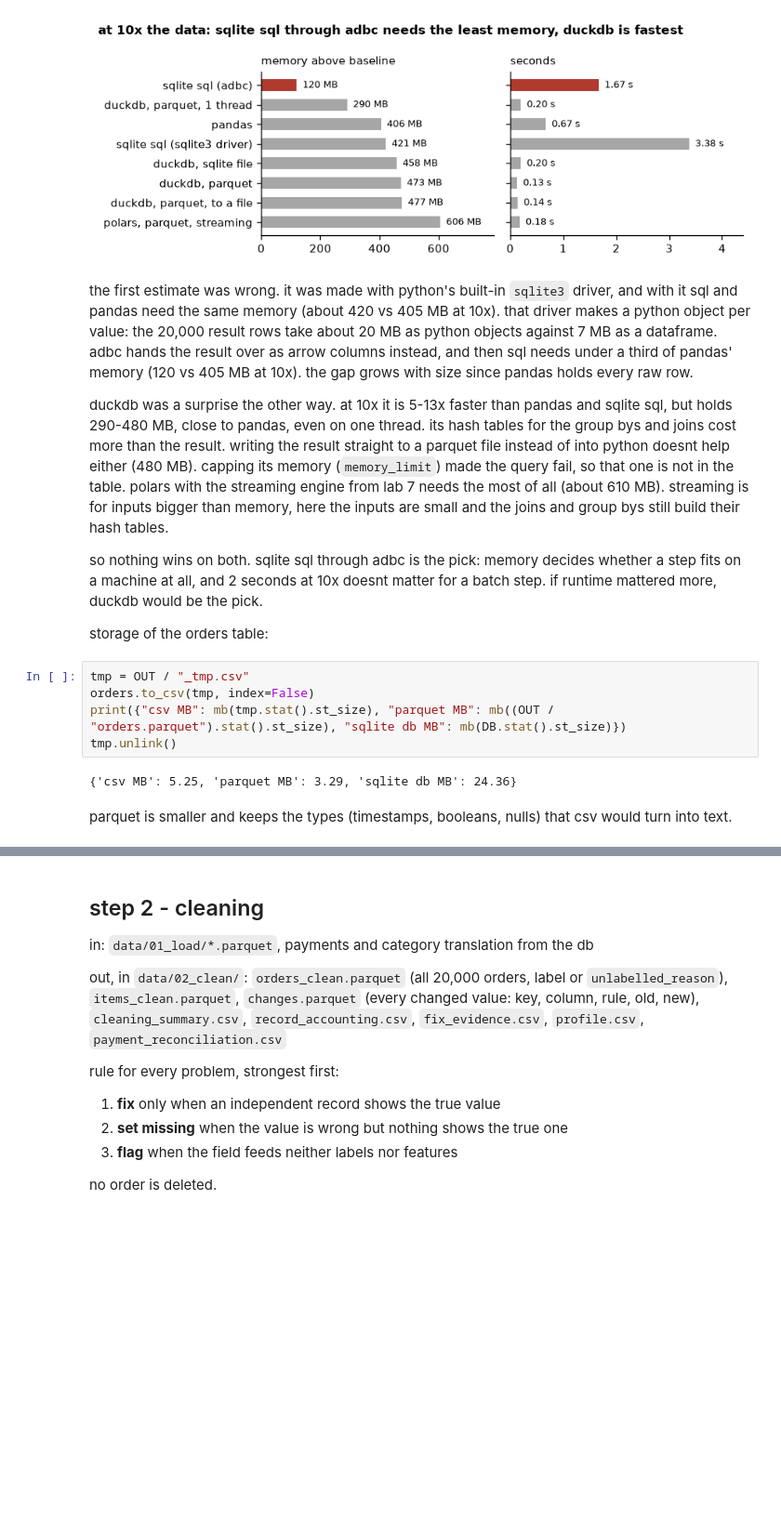
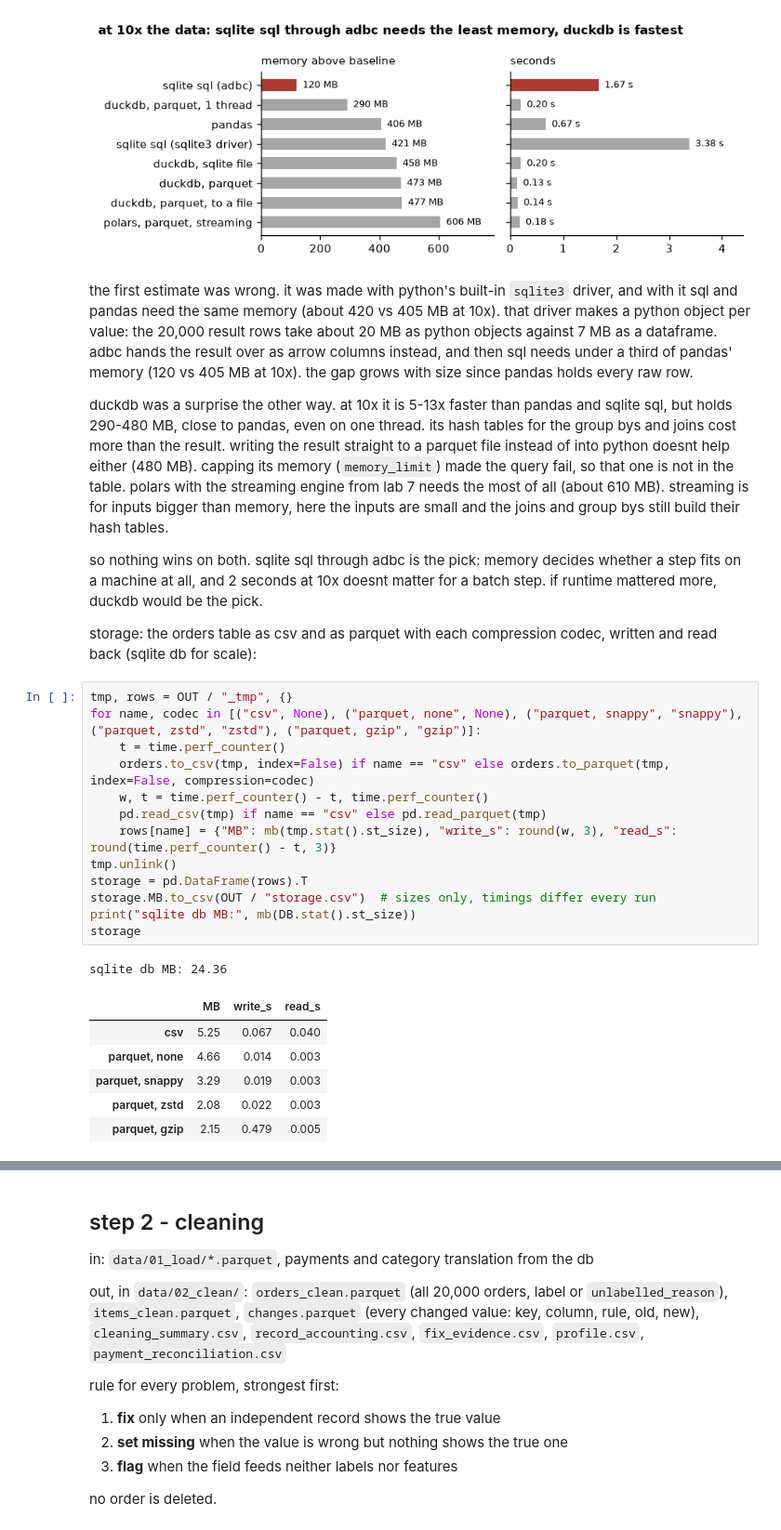
Before and after one commit to 11NOel11/eng2040-assignment1, a Jupyter notebook: pipeline.ipynb, the cells around one changed output, grey strips where cells are left out. Shown at 93% size. Cells and saved outputs as stored; diff of their text form; blank space fills up the shorter version.

```diff
--- a/pipeline.ipynb
+++ b/pipeline.ipynb
@@ -238,13 +242,25 @@ duckdb was a surprise the other way. at 10x it is 5-13x faster than pandas and s
 
 so nothing wins on both. sqlite sql through adbc is the pick: memory decides whether a step fits on a machine at all, and 2 seconds at 10x doesnt matter for a batch step. if runtime mattered more, duckdb would be the pick.
 
-storage of the orders table:
+storage: the orders table as csv and as parquet with each compression codec, written and read back (sqlite db for scale):
-# %%
-tmp = OUT / "_tmp.csv"
-orders.to_csv(tmp, index=False)
-print({"csv MB": mb(tmp.stat().st_size), "parquet MB": mb((OUT / "orders.parquet").stat().st_size), "sqlite db MB": mb(DB.stat().st_size)})
-tmp.unlink()
-# %% [output]
-{'csv MB': 5.25, 'parquet MB': 3.29, 'sqlite db MB': 24.36}
-# %% [markdown]
-parquet is smaller and keeps the types (timestamps, booleans, nulls) that csv would turn into text.
+# %%
+tmp, rows = OUT / "_tmp", {}
+for name, codec in [("csv", None), ("parquet, none", None), ("parquet, snappy", "snappy"), ("parquet, zstd", "zstd"), ("parquet, gzip", "gzip")]:
+    t = time.perf_counter()
+    orders.to_csv(tmp, index=False) if name == "csv" else orders.to_parquet(tmp, index=False, compression=codec)
+    w, t = time.perf_counter() - t, time.perf_counter()
+    pd.read_csv(tmp) if name == "csv" else pd.read_parquet(tmp)
+    rows[name] = {"MB": mb(tmp.stat().st_size), "write_s": round(w, 3), "read_s": round(time.perf_counter() - t, 3)}
+tmp.unlink()
+storage = pd.DataFrame(rows).T
+storage.MB.to_csv(OUT / "storage.csv")  # sizes only, timings differ every run
+print("sqlite db MB:", mb(DB.stat().st_size))
+storage
+# %% [output]
+sqlite db MB: 24.36
+|  | MB | write_s | read_s |
+| csv | 5.25 | 0.067 | 0.040 |
+| parquet, none | 4.66 | 0.014 | 0.003 |
+| parquet, snappy | 3.29 | 0.019 | 0.003 |
+| parquet, zstd | 2.08 | 0.022 | 0.003 |
+| parquet, gzip | 2.15 | 0.479 | 0.005 |
```
Also changed, not shown: parts of 20 cells of this notebook, 6 other files.
